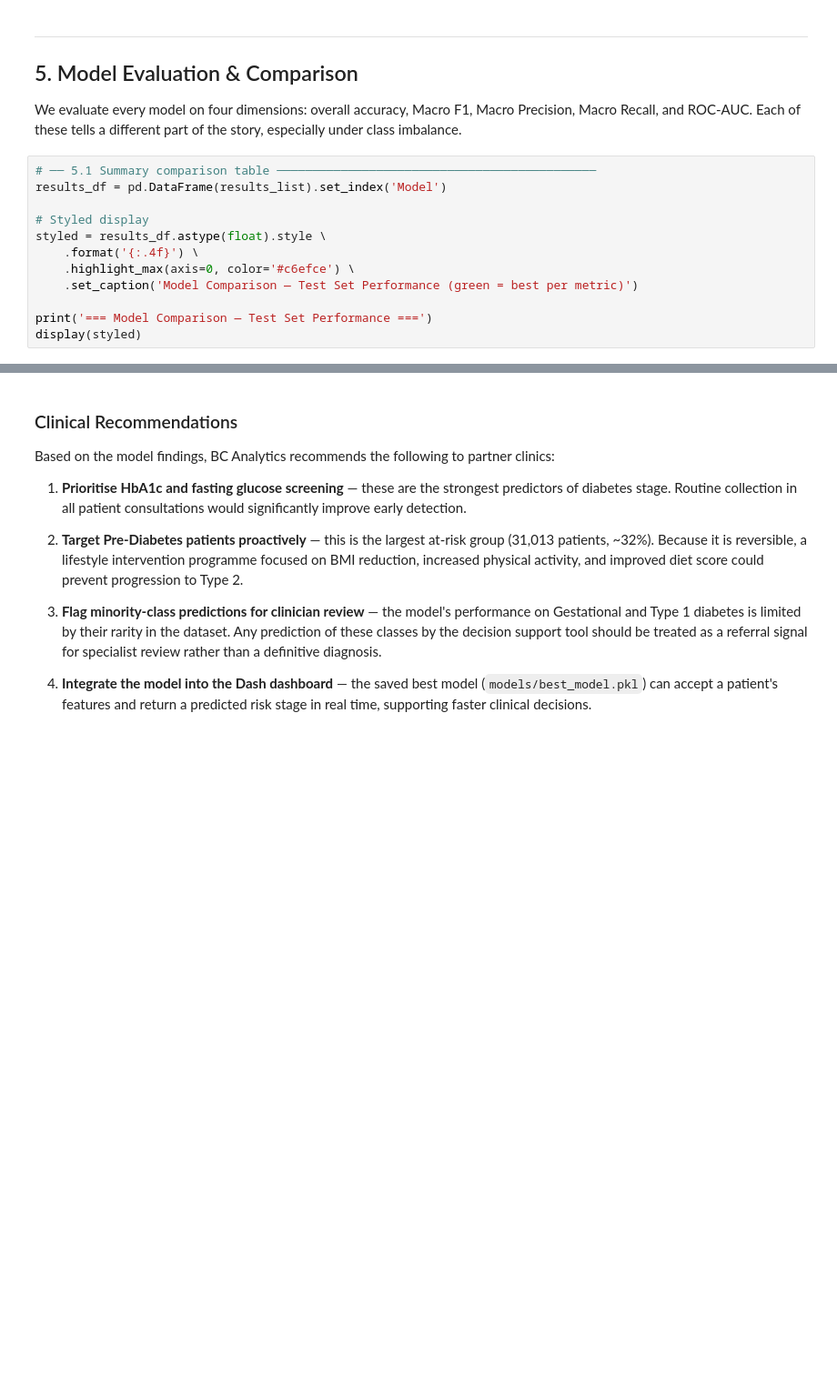
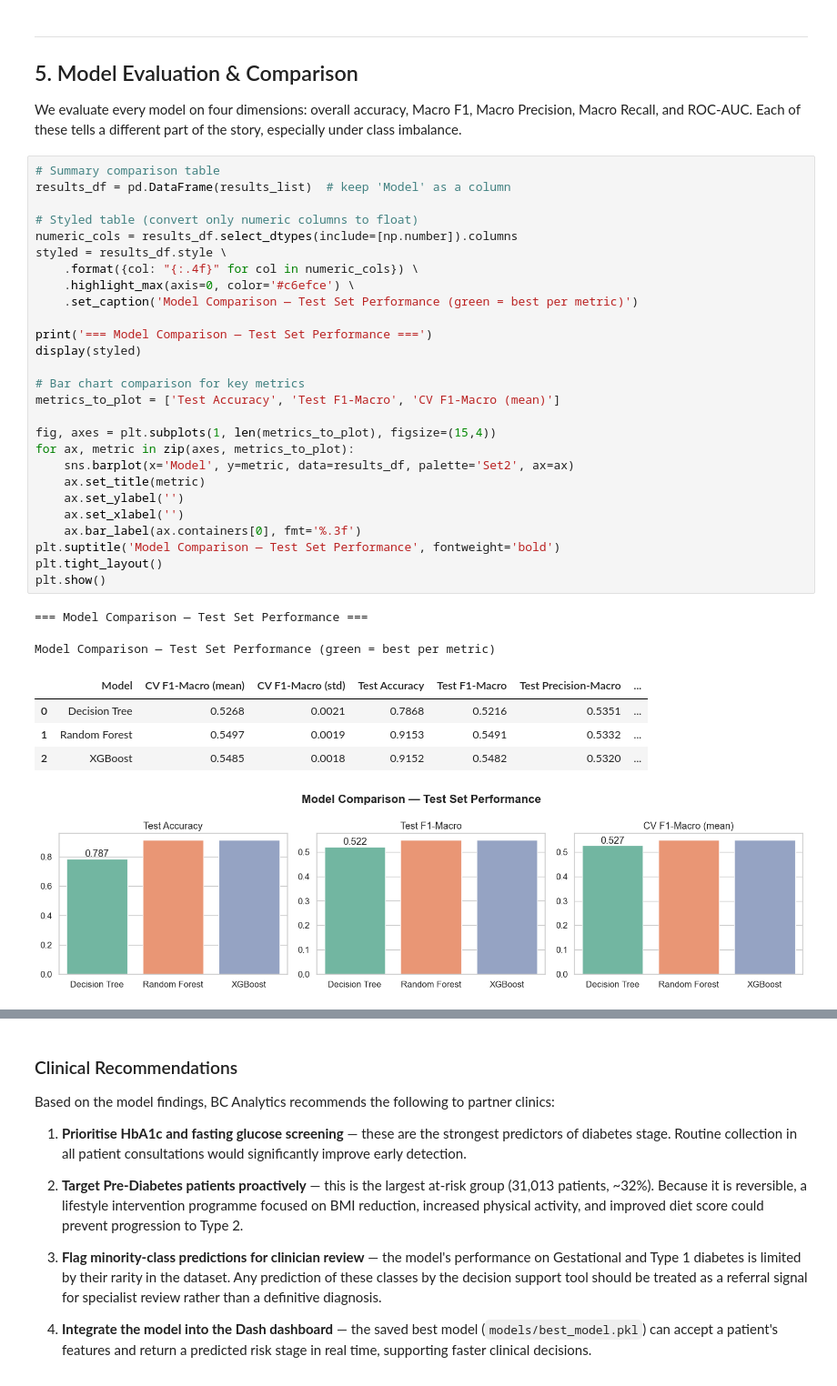
Before and after one commit to RodneyMlotshwa/diabetes-risk-management-system, a Jupyter notebook: notebooks/03_risk_classification.ipynb, the cells around one changed output, grey strips where cells are left out. Shown at 91% size. Saved outputs shown, nothing was run; the diff lists cells and outputs as text; blank space fills up the shorter version.

```diff
--- a/notebooks/03_risk_classification.ipynb
+++ b/notebooks/03_risk_classification.ipynb
@@ -412,16 +421,39 @@ print(f"XGBoost → Accuracy: {res_xgb['Test Accuracy']:.4f}  "
 ## 5. Model Evaluation & Comparison
 
 We evaluate every model on four dimensions: overall accuracy, Macro F1, Macro Precision, Macro Recall, and ROC-AUC. Each of these tells a different part of the story, especially under class imbalance.
-# %%
-# ── 5.1 Summary comparison table ─────────────────────────────────────────────
-results_df = pd.DataFrame(results_list).set_index('Model')
-
-# Styled display
-styled = results_df.astype(float).style \
-    .format('{:.4f}') \
-    .highlight_max(axis=0, color='#c6efce') \
-    .set_caption('Model Comparison — Test Set Performance (green = best per metric)')
-
-print('=== Model Comparison — Test Set Performance ===')
-display(styled)
+# %%
+# Summary comparison table
+results_df = pd.DataFrame(results_list)  # keep 'Model' as a column
+
+# Styled table (convert only numeric columns to float)
+numeric_cols = results_df.select_dtypes(include=[np.number]).columns
+styled = results_df.style \
+    .format({col: "{:.4f}" for col in numeric_cols}) \
+    .highlight_max(axis=0, color='#c6efce') \
+    .set_caption('Model Comparison — Test Set Performance (green = best per metric)')
+
+print('=== Model Comparison — Test Set Performance ===')
+display(styled)
+
+# Bar chart comparison for key metrics
+metrics_to_plot = ['Test Accuracy', 'Test F1-Macro', 'CV F1-Macro (mean)']
+
+fig, axes = plt.subplots(1, len(metrics_to_plot), figsize=(15,4))
+for ax, metric in zip(axes, metrics_to_plot):
+    sns.barplot(x='Model', y=metric, data=results_df, palette='Set2', ax=ax)
+    ax.set_title(metric)
+    ax.set_ylabel('')
+    ax.set_xlabel('')
+    ax.bar_label(ax.containers[0], fmt='%.3f')
+plt.suptitle('Model Comparison — Test Set Performance', fontweight='bold')
+plt.tight_layout()
+plt.show()
+# %% [output]
+=== Model Comparison — Test Set Performance ===
+Model Comparison — Test Set Performance (green = best per metric)
+|  | Model | CV F1-Macro (mean) | CV F1-Macro (std) | Test Accuracy | Test F1-Macro | Test Precision-Macro | ... |
+| 0 | Decision Tree | 0.5268 | 0.0021 | 0.7868 | 0.5216 | 0.5351 | ... |
+| 1 | Random Forest | 0.5497 | 0.0019 | 0.9153 | 0.5491 | 0.5332 | ... |
+| 2 | XGBoost | 0.5485 | 0.0018 | 0.9152 | 0.5482 | 0.5320 | ... |
+[figure, added]
 # %%
```
Also changed, not shown: parts of 20 cells of this notebook, 12 other files.
